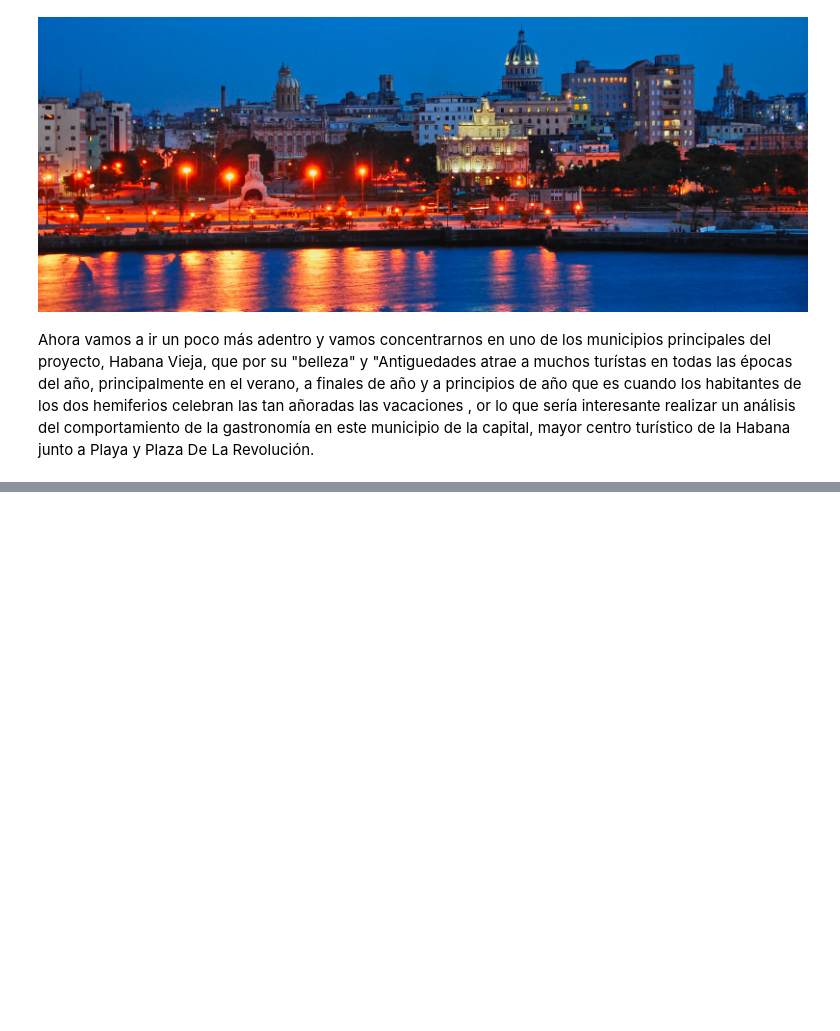
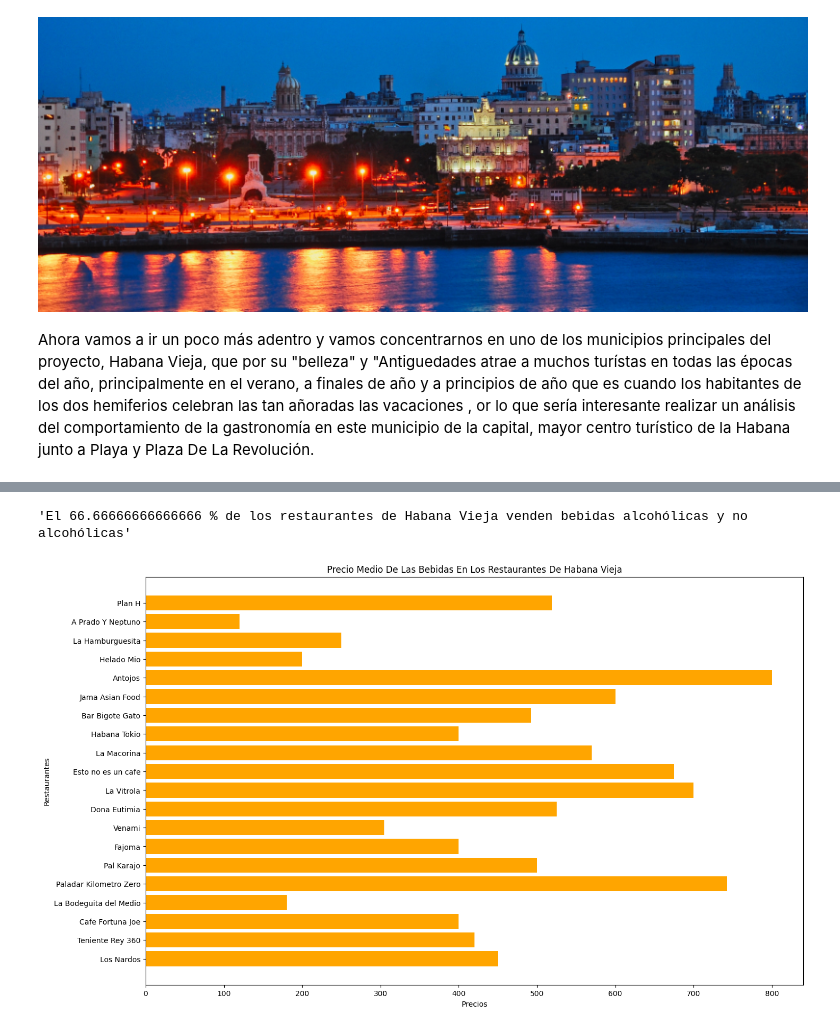
Before and after one commit to Datadrummer-jr/Food-Data, a Jupyter notebook: Project Code/restaurant project.ipynb, the cells around one changed output, grey strips where cells are left out. Saved outputs shown, nothing was run; the diff lists cells and outputs as text; code cells hidden in the pictures; blank space fills up the shorter version.

```diff
--- a/Project Code/restaurant project.ipynb
+++ b/Project Code/restaurant project.ipynb
@@ -285,0 +310,8 @@ Image(filename= "Habana_Vieja_de_noche.jpg")
+# %%
+count_drinks()
+# %% [output]
+'El 66.66666666666666 % de los restaurantes de Habana Vieja venden bebidas alcohólicas y no alcohólicas'
+# %%
+graph_drinks_hv()
+# %% [output]
+[figure, added]
```
Also changed, not shown: parts of 22 cells of this notebook, 2 other files.
